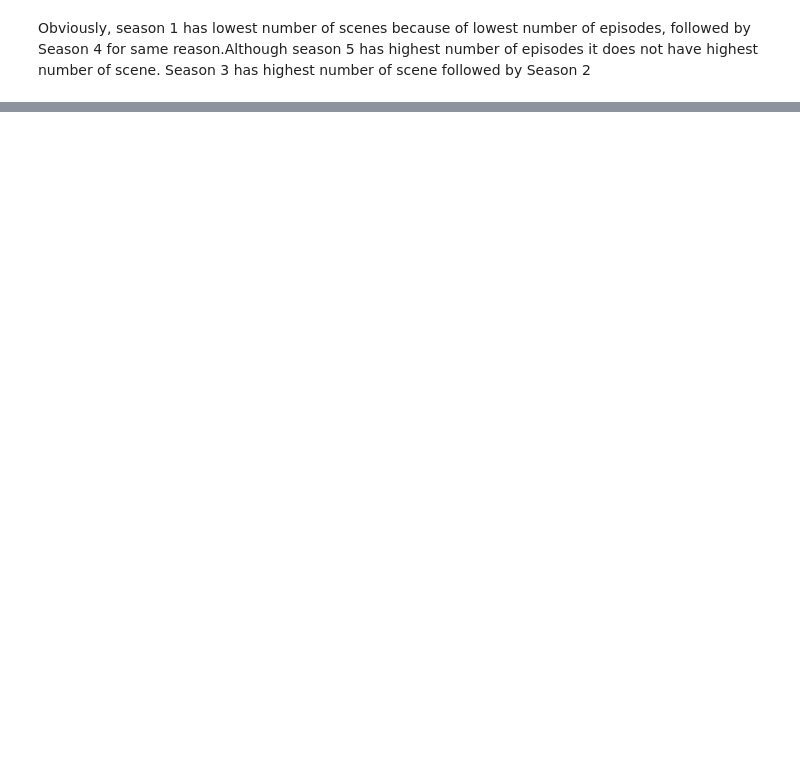
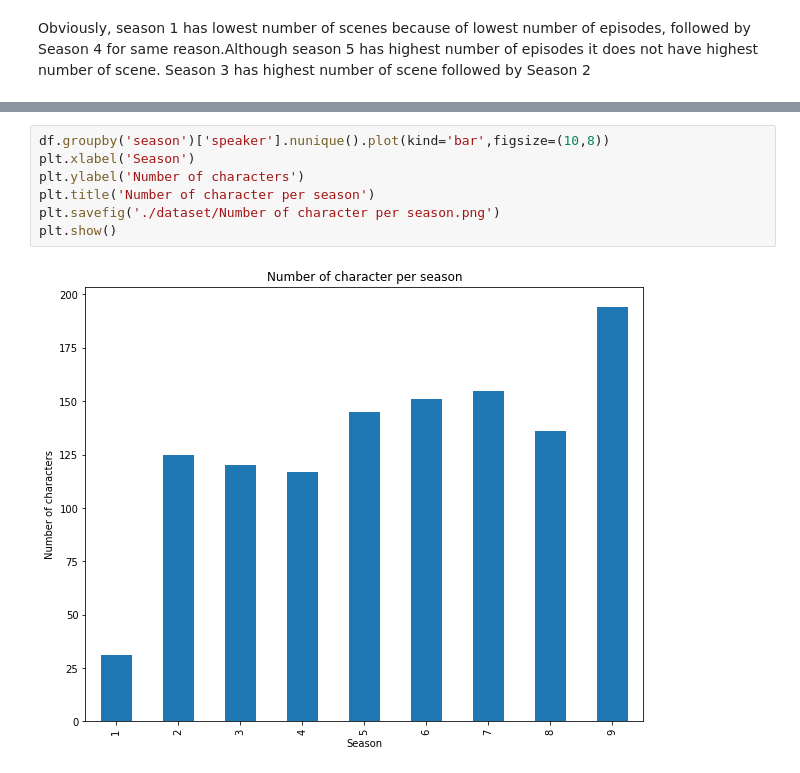
Before and after one commit to rameez471/The-Office-Dataset, a Jupyter notebook: EDA.ipynb, the cells around one changed output, grey strips where cells are left out. Cells and saved outputs as stored; diff of their text form; blank space fills up the shorter version.

```diff
--- a/EDA.ipynb
+++ b/EDA.ipynb
@@ -288,0 +375,9 @@ Obviously, season 1 has lowest number of scenes because of lowest number of epis
+# %%
+df.groupby('season')['speaker'].nunique().plot(kind='bar',figsize=(10,8))
+plt.xlabel('Season')
+plt.ylabel('Number of characters')
+plt.title('Number of character per season')
+plt.savefig('./dataset/Number of character per season.png')
+plt.show()
+# %% [output]
+[figure, added]
```
Also changed, not shown: parts of 26 cells of this notebook.
